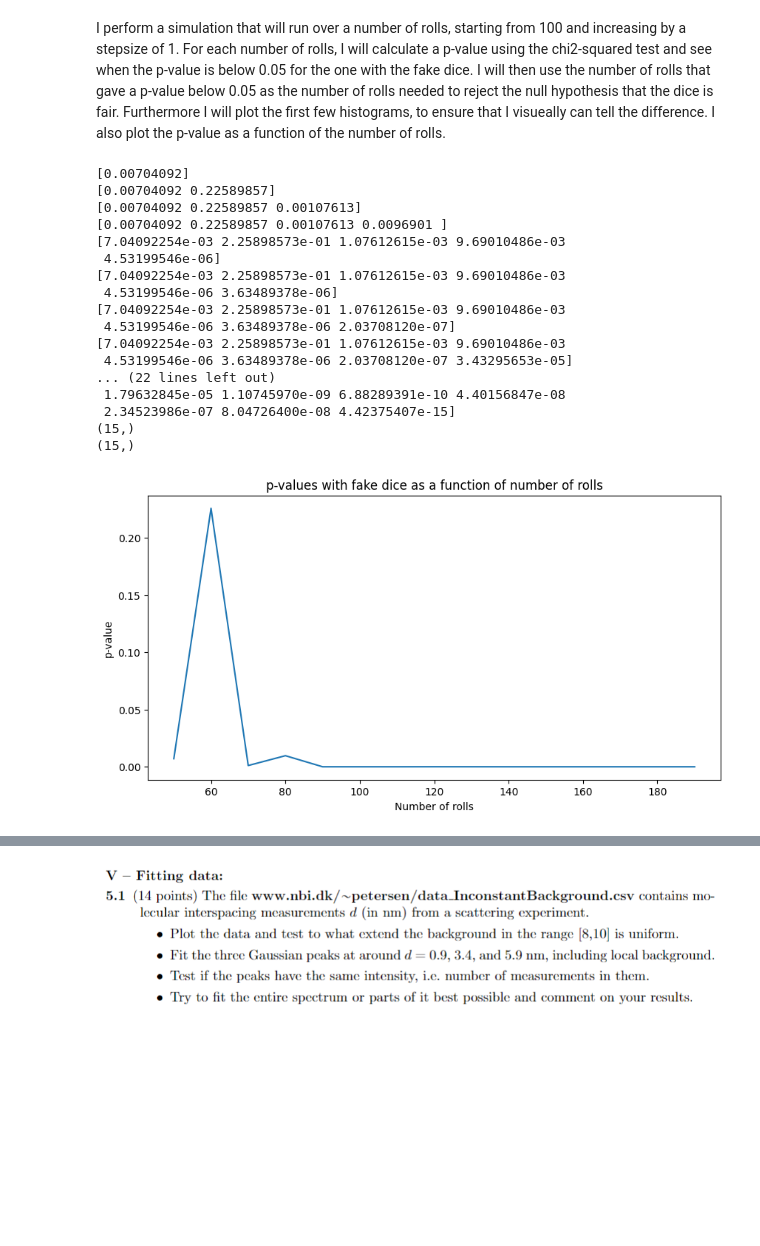
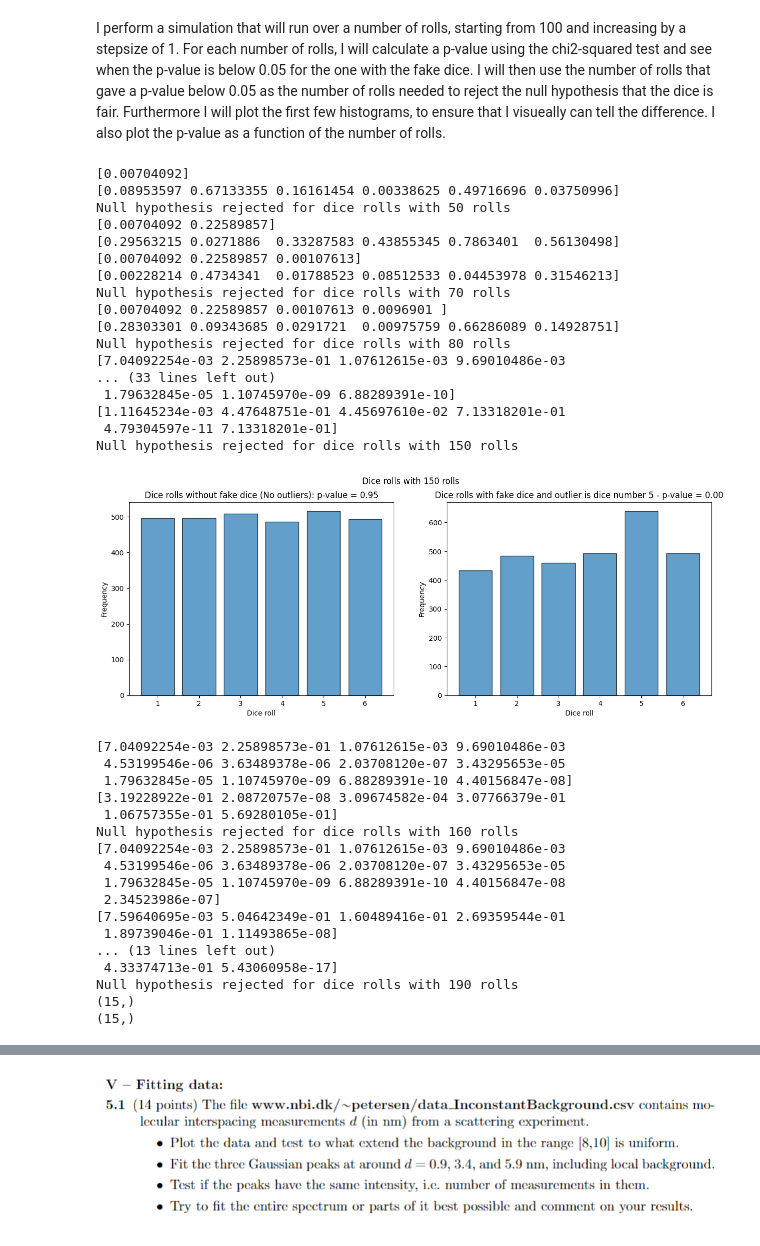
Before and after one commit to EliasBS/AppStat2024, a Jupyter notebook: DataAndCodeForExam/AppStatExam2024.ipynb, the cells around one changed output, grey strips where cells are left out. Drawn from its saved outputs; the diff is of its cells as text; code cells hidden in the pictures; blank space fills up the shorter version.

```diff
--- a/DataAndCodeForExam/AppStatExam2024.ipynb
+++ b/DataAndCodeForExam/AppStatExam2024.ipynb
@@ -1205,6 +1205,7 @@ def difference_check(start, max_rolls, step_size, n_dice = 20):
         # p_values = np.append(p_values, p_value)
         p_values_fake = np.append(p_values_fake, p_value_fake_chi)
         print(p_values_fake)
+        print(p_value_fake_list)
         p_values_fake_chi_min = p_values_fake.min()
         # print(f'p_value for dice rolls: {p_values_fake_chi_min:.2f}')
 
@@ -1216,8 +1217,8 @@ def difference_check(start, max_rolls, step_size, n_dice = 20):
         if p_values_fake[-1] < 0.05:
             i += 1
             Null_rejected += 1
-            # print(f'Null hypothesis rejected for dice rolls with {n_rolls} rolls')
-            if i < 2:
+            print(f'Null hypothesis rejected for dice rolls with {n_rolls} rolls')
+            if n_rolls == max_rolls - 5*step_size:
                 fig, ax = plt.subplots(1,2, figsize=(15, 5))
                 ax[0].bar(freq.keys(), freq.values(), edgecolor='black', alpha=0.7, label='Dice rolls')
                 ax[0].set_xlabel('Dice roll')
@@ -1227,43 +1228,60 @@ def difference_check(start, max_rolls, step_size, n_dice = 20):
                 ax[1].bar(freq_fake.keys(), freq_fake.values(), edgecolor='black', alpha=0.7, label='Dice rolls')
                 ax[1].set_xlabel('Dice roll')
                 ax[1].set_ylabel('Frequency')
                 ax[1].set_title(f'Dice rolls with fake dice and outlier is dice number {np.argmin(p_value_fake_list) +1} - p-value = {p_values_fake_min:.2f}')
 
                 fig.suptitle(f'Dice rolls with {n_rolls} rolls')
                 plt.show()
     return p_values_fake
 
 max_rolls = 200
 step_size = 10
 start = 50
 
 p_values = difference_check(start,max_rolls, step_size)
 print(p_values.shape)
 
 x = np.arange(start, max_rolls, step_size)
 print(x.shape)
 plt.figure(figsize=(10, 5))
 plt.plot(x, p_values, label='p-values')
 plt.xlabel('Number of rolls')
 plt.ylabel('p-value')
 plt.title('p-values with fake dice as a function of number of rolls')
 plt.show()
 # %% [output]
 [0.00704092]
+[0.08953597 0.67133355 0.16161454 0.00338625 0.49716696 0.03750996]
+Null hypothesis rejected for dice rolls with 50 rolls
 [0.00704092 0.22589857]
+[0.29563215 0.0271886  0.33287583 0.43855345 0.7863401  0.56130498]
 [0.00704092 0.22589857 0.00107613]
+[0.00228214 0.4734341  0.01788523 0.08512533 0.04453978 0.31546213]
+Null hypothesis rejected for dice rolls with 70 rolls
 [0.00704092 0.22589857 0.00107613 0.0096901 ]
+[0.28303301 0.09343685 0.0291721  0.00975759 0.66286089 0.14928751]
+Null hypothesis rejected for dice rolls with 80 rolls
 [7.04092254e-03 2.25898573e-01 1.07612615e-03 9.69010486e-03
- 4.53199546e-06]
-[7.04092254e-03 2.25898573e-01 1.07612615e-03 9.69010486e-03
- 4.53199546e-06 3.63489378e-06]
-[7.04092254e-03 2.25898573e-01 1.07612615e-03 9.69010486e-03
- 4.53199546e-06 3.63489378e-06 2.03708120e-07]
-[7.04092254e-03 2.25898573e-01 1.07612615e-03 9.69010486e-03
- 4.53199546e-06 3.63489378e-06 2.03708120e-07 3.43295653e-05]
-... (22 lines left out)
- 1.79632845e-05 1.10745970e-09 6.88289391e-10 4.40156847e-08
- 2.34523986e-07 8.04726400e-08 4.42375407e-15]
-(15,)
-(15,)
+... (33 lines left out)
+ 1.79632845e-05 1.10745970e-09 6.88289391e-10]
+[1.11645234e-03 4.47648751e-01 4.45697610e-02 7.13318201e-01
+ 4.79304597e-11 7.13318201e-01]
+Null hypothesis rejected for dice rolls with 150 rolls
-[figure, old version]
+[figure, new version]
+[7.04092254e-03 2.25898573e-01 1.07612615e-03 9.69010486e-03
+ 4.53199546e-06 3.63489378e-06 2.03708120e-07 3.43295653e-05
+ 1.79632845e-05 1.10745970e-09 6.88289391e-10 4.40156847e-08]
+[3.19228922e-01 2.08720757e-08 3.09674582e-04 3.07766379e-01
+ 1.06757355e-01 5.69280105e-01]
+Null hypothesis rejected for dice rolls with 160 rolls
+[7.04092254e-03 2.25898573e-01 1.07612615e-03 9.69010486e-03
+ 4.53199546e-06 3.63489378e-06 2.03708120e-07 3.43295653e-05
+ 1.79632845e-05 1.10745970e-09 6.88289391e-10 4.40156847e-08
+ 2.34523986e-07]
+[7.59640695e-03 5.04642349e-01 1.60489416e-01 2.69359544e-01
+ 1.89739046e-01 1.11493865e-08]
+... (13 lines left out)
+ 4.33374713e-01 5.43060958e-17]
+Null hypothesis rejected for dice rolls with 190 rolls
+(15,)
+(15,)
```
Also changed, not shown: parts of 15 cells of this notebook.
